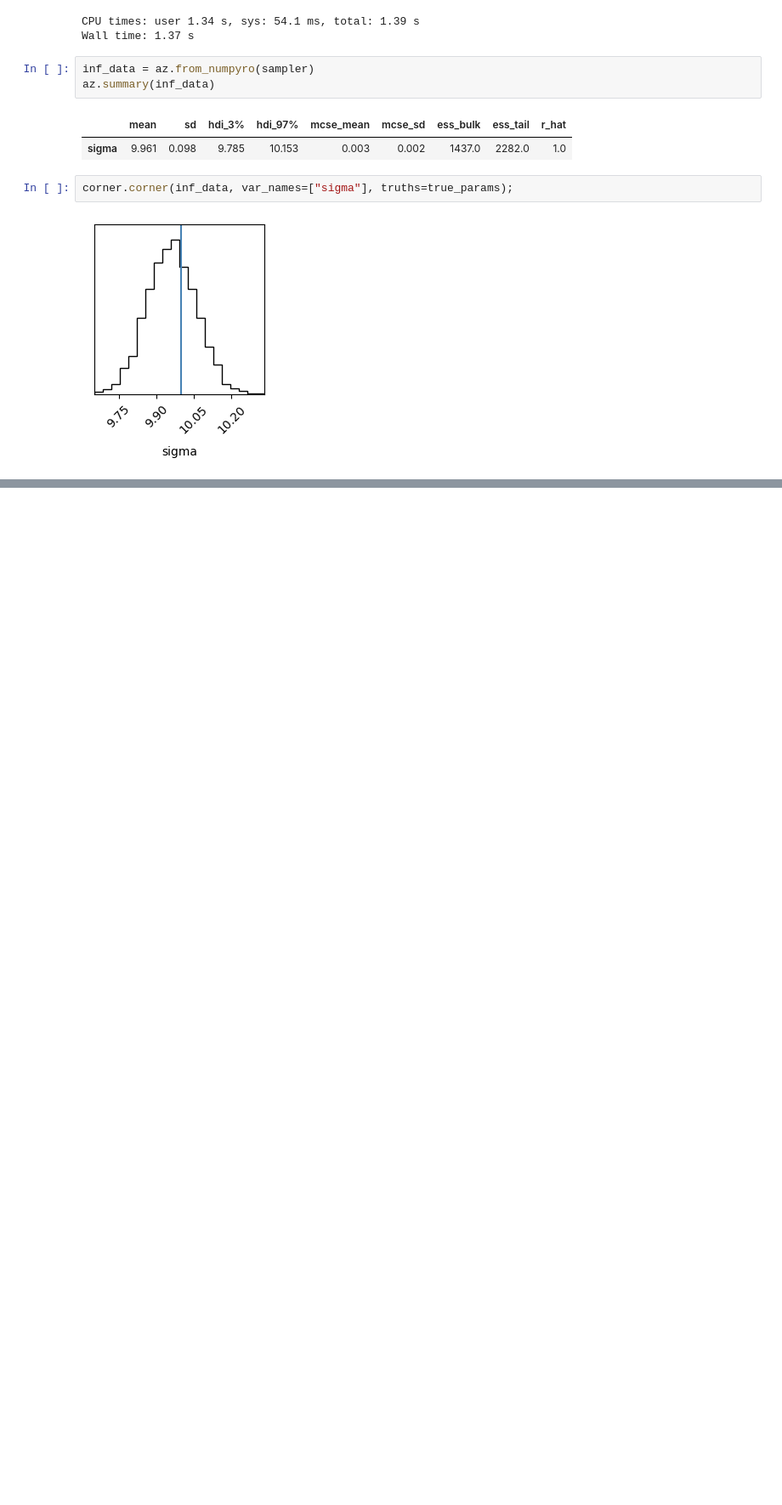
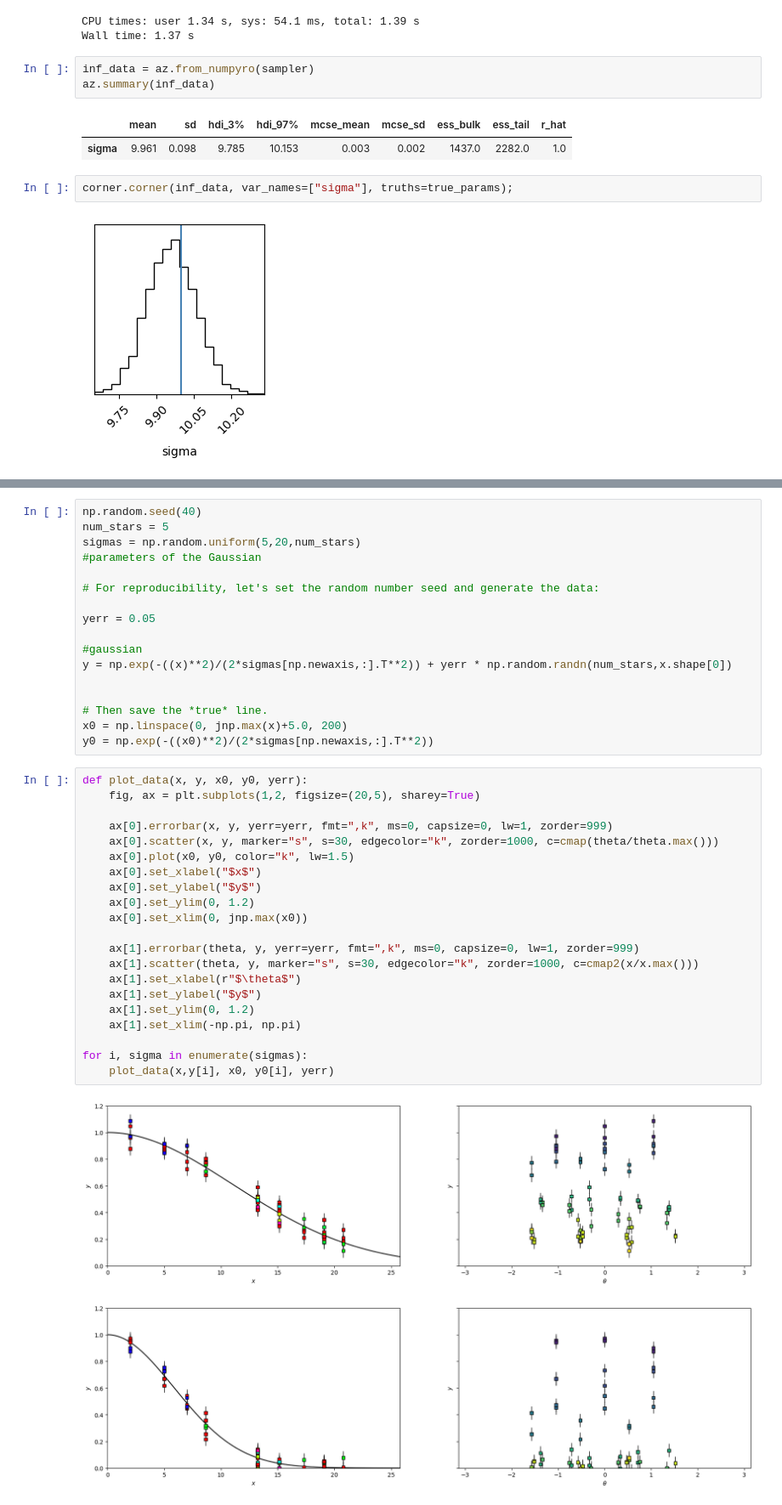
Before and after one commit to shashankdholakia/jax-interferometry, a Jupyter notebook: notebooks/gaussian_blob_star.ipynb, the cells around one changed output, grey strips where cells are left out. Shown at 85% size. Saved outputs shown, nothing was run; the diff lists cells and outputs as text; blank space fills up the shorter version.

Commit message:
Gaussian blob star notebok

```diff
--- a/notebooks/gaussian_blob_star.ipynb
+++ b/notebooks/gaussian_blob_star.ipynb
@@ -211,0 +215,41 @@ corner.corner(inf_data, var_names=["sigma"], truths=true_params);
+# %%
+np.random.seed(40)
+num_stars = 5
+sigmas = np.random.uniform(5,20,num_stars)
+#parameters of the Gaussian
+
+# For reproducibility, let's set the random number seed and generate the data:
+
+yerr = 0.05
+
+#gaussian
+y = np.exp(-((x)**2)/(2*sigmas[np.newaxis,:].T**2)) + yerr * np.random.randn(num_stars,x.shape[0])
+
+
+# Then save the *true* line.
+x0 = np.linspace(0, jnp.max(x)+5.0, 200)
+y0 = np.exp(-((x0)**2)/(2*sigmas[np.newaxis,:].T**2))
+# %%
+def plot_data(x, y, x0, y0, yerr):
+    fig, ax = plt.subplots(1,2, figsize=(20,5), sharey=True)
+
+    ax[0].errorbar(x, y, yerr=yerr, fmt=",k", ms=0, capsize=0, lw=1, zorder=999)
+    ax[0].scatter(x, y, marker="s", s=30, edgecolor="k", zorder=1000, c=cmap(theta/theta.max()))
+    ax[0].plot(x0, y0, color="k", lw=1.5)
+    ax[0].set_xlabel("$x$")
+    ax[0].set_ylabel("$y$")
+    ax[0].set_ylim(0, 1.2)
+    ax[0].set_xlim(0, jnp.max(x0))
+
+    ax[1].errorbar(theta, y, yerr=yerr, fmt=",k", ms=0, capsize=0, lw=1, zorder=999)
+    ax[1].scatter(theta, y, marker="s", s=30, edgecolor="k", zorder=1000, c=cmap2(x/x.max()))
+    ax[1].set_xlabel(r"$\theta$")
+    ax[1].set_ylabel("$y$")
+    ax[1].set_ylim(0, 1.2)
+    ax[1].set_xlim(-np.pi, np.pi)
+
+for i, sigma in enumerate(sigmas):
+    plot_data(x,y[i], x0, y0[i], yerr)
+# %% [output]
+[figure, added]
+[figure, added]
```
Also changed, not shown: parts of 8 cells of this notebook, 1 other file.
